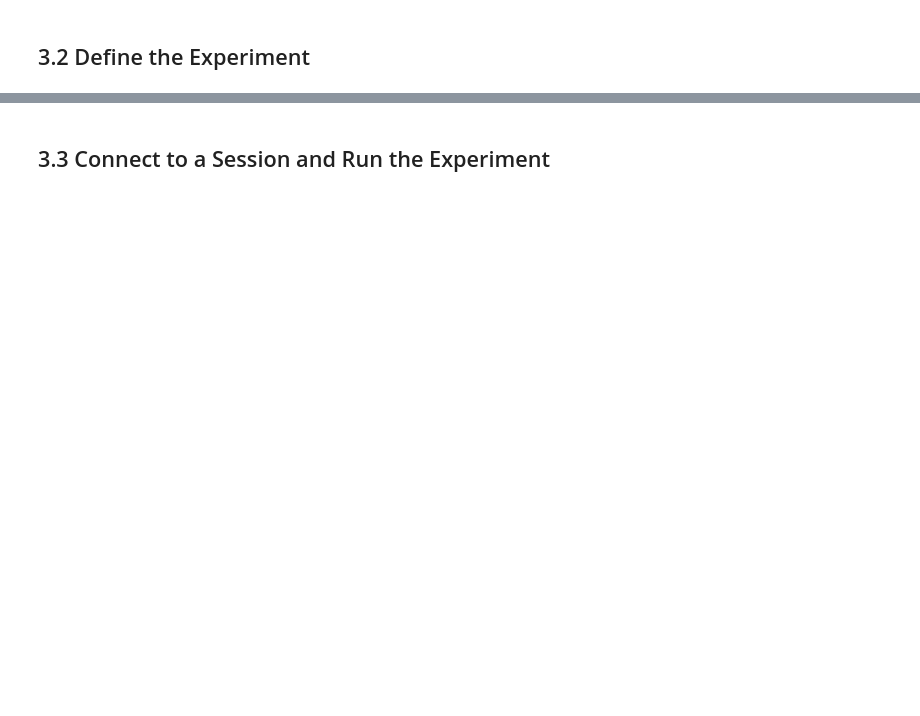
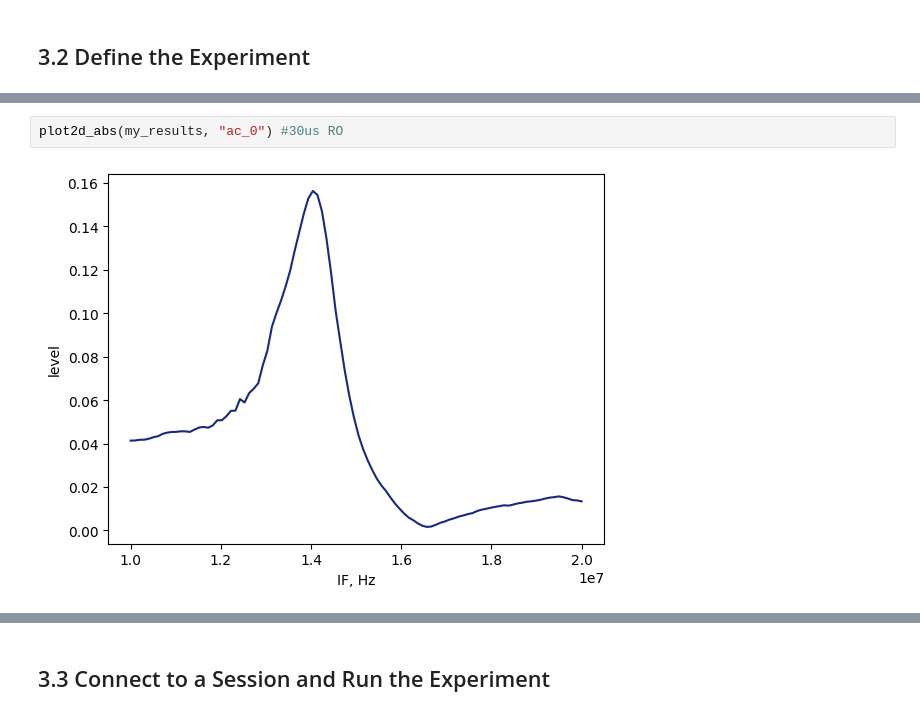
Before and after one commit to bicycle315/laboneq, a Jupyter notebook: examples/JWKim_SHFQC_shfqa_spectroscopy.ipynb, the cells around one changed output, grey strips where cells are left out. Drawn from its saved outputs; the diff is of its cells as text; blank space fills up the shorter version.

```diff
--- a/examples/JWKim_SHFQC_shfqa_spectroscopy.ipynb
+++ b/examples/JWKim_SHFQC_shfqa_spectroscopy.ipynb
@@ -230,0 +237,4 @@ with exp.sweep(uid="sweep", parameter=sweep_parameter):
+# %%
+plot2d_abs(my_results, "ac_0") #30us RO
+# %% [output]
+[figure, added]
```
Also changed, not shown: parts of 14 cells of this notebook.
